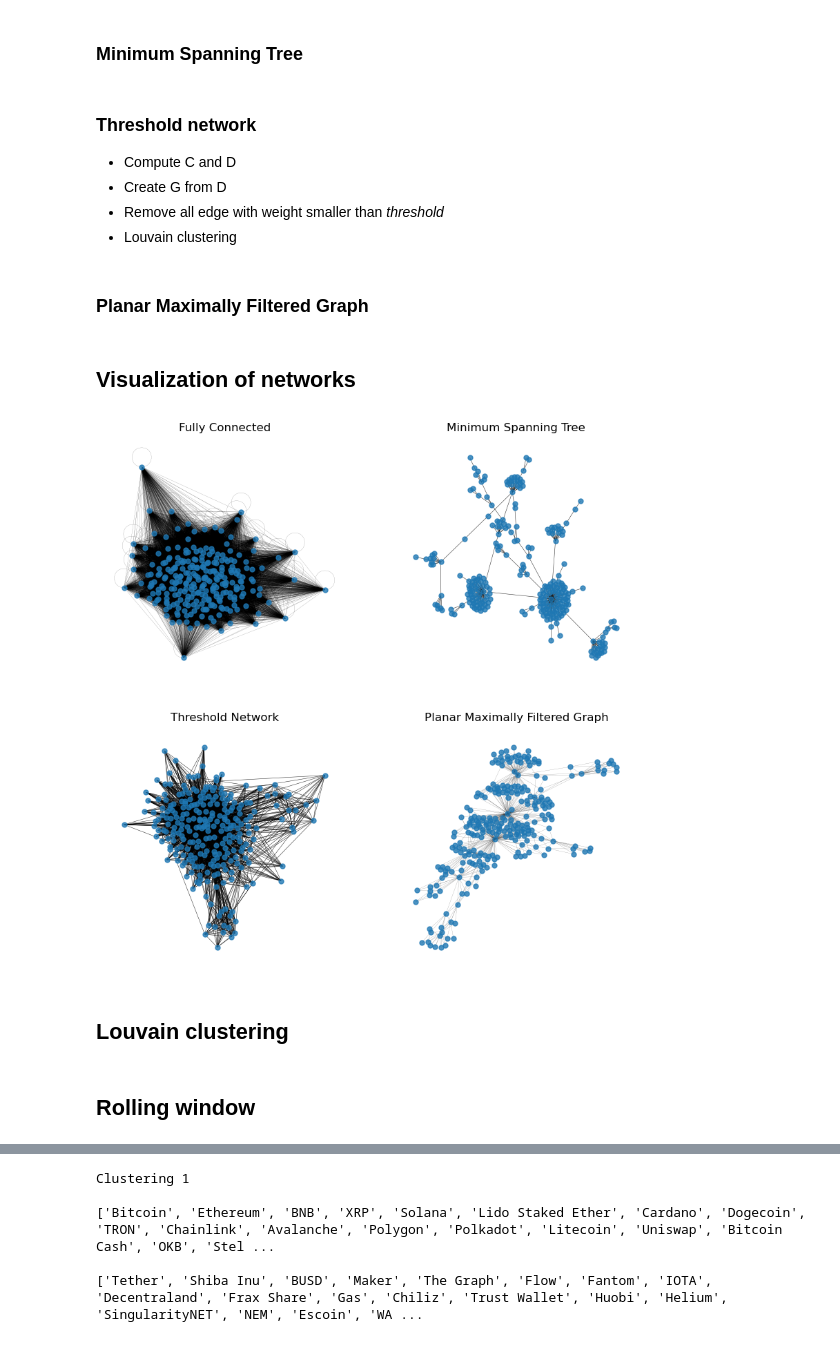
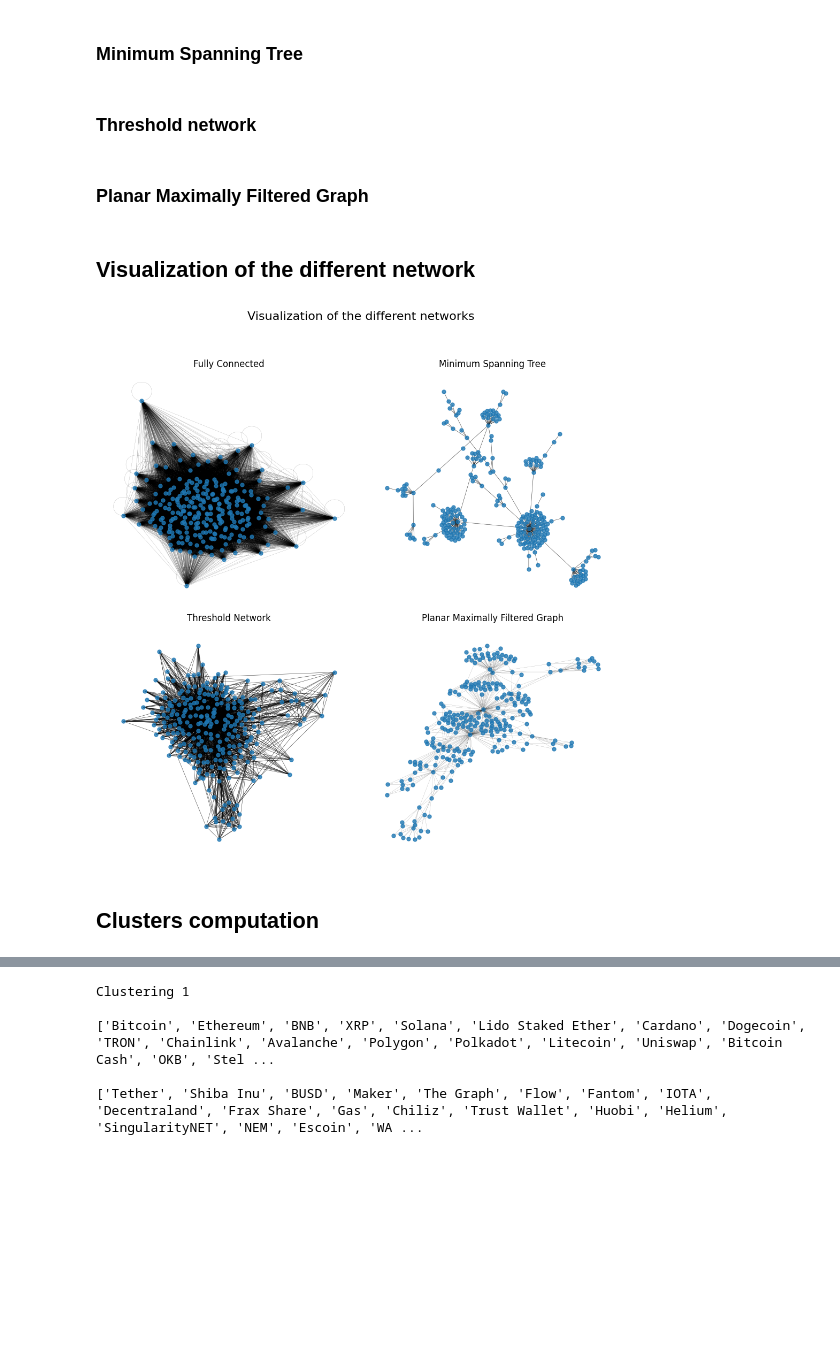
Before and after one commit to dioday45/FIN-525-Project, a Jupyter notebook: notebooks/Communities_jeremy.ipynb, the cells around one changed output, grey strips where cells are left out. Cells and saved outputs as stored; diff of their text form; code cells hidden in the pictures; blank space fills up the shorter version.

```diff
--- a/notebooks/Communities_jeremy.ipynb
+++ b/notebooks/Communities_jeremy.ipynb
@@ -243,12 +260,17 @@ def mst_network(R):
     return nx.minimum_spanning_tree(G)
 # %% [markdown]
 ### Threshold network
-- Compute C and D
-- Create G from D
-- Remove all edge with weight smaller than *threshold*
-- Louvain clustering
 # %%
 def threshold_network(R, threshold=0.05):
+    """Threshold network
+
+    Args:
+        R: Matrix of returns
+        threshold (float, optional): Cutting threshold . Defaults to 0.05.
+
+    Returns:
+        NetworkX graph
+    """
     N = R.shape[1]
     T = R.shape[0]
 
@@ -274,6 +296,14 @@ def threshold_network(R, threshold=0.05):
 ### Planar Maximally Filtered Graph
 # %%
 def sort_graph_edges(G):
+    """Sort graph edges by weight
+
+    Args:
+        G : NetworkX graph
+
+    Returns:
+        Sorted list of edges
+    """
     sorted_edges = []
     for source, dest, data in sorted(G.edges(data=True), key=lambda x: x[2]['weight'], reverse=True):
         sorted_edges.append({'source': source,
@@ -283,6 +313,15 @@ def sort_graph_edges(G):
     return sorted_edges
 
 def compute_PMFG(sorted_edges, nb_nodes):
+    """Compute PMFG
+
+    Args:
+        sorted_edges: List of sorted edges
+        nb_nodes: Number of nodes
+
+    Returns:
+       NetworkX graph (PMFG)
+    """
     PMFG = nx.Graph()
     for edge in sorted_edges:
         PMFG.add_edge(edge['source'], edge['dest'])
@@ -296,6 +335,14 @@ def compute_PMFG(sorted_edges, nb_nodes):
 
 
 def pmfg_network(R):
+    """PLANAR MAXIMUM FILTERED GRAPH (PMFG) network
+
+    Args:
+        R : Matrix of returns
+
+    Returns:
+        NetworkX graph
+    """
     N = R.shape[1]
     T = R.shape[0]
 
@@ -313,21 +360,23 @@ def pmfg_network(R):
 
     return compute_PMFG(sorted_edges, N)
 # %% [markdown]
-## Visualization of networks
+## Visualization of the different network
 # %%
 R = pd.read_csv("../data/processed/normalized_log_ret.csv").set_index('date')
 Gs = [baseline_network(R), mst_network(R), threshold_network(R, threshold=0.95), pmfg_network(R)]
 
 fig, axs = plt.subplots(2, 2, figsize=(10,10))
 for i, ax in tqdm(enumerate(axs.flatten())):
     if i == 0 or i == 3:
         width = 0.1
     else:
         width = 0.4
 
     nx.draw(Gs[i], node_size=25, width=width, ax=ax, alpha=0.8, pos=nx.spring_layout(Gs[i], seed=42))
     ax.set_title(['Fully Connected', 'Minimum Spanning Tree', 'Threshold Network', 'Planar Maximally Filtered Graph'][i])
+
+plt.suptitle("Visualization of the different networks", fontsize=16, y = 1.04)
+plt.tight_layout()
+plt.show()
 # %% [output]
-[figure, old version]
+[figure, new version]
-# %% [markdown]
-## Louvain clustering
@@ -337,2 +383,2 @@ def louvain_clustering(G, resolution):
 # %% [markdown]
-## Rolling window
+## Clusters computation
```
Also changed, not shown: parts of 19 cells of this notebook, 6 other files.
